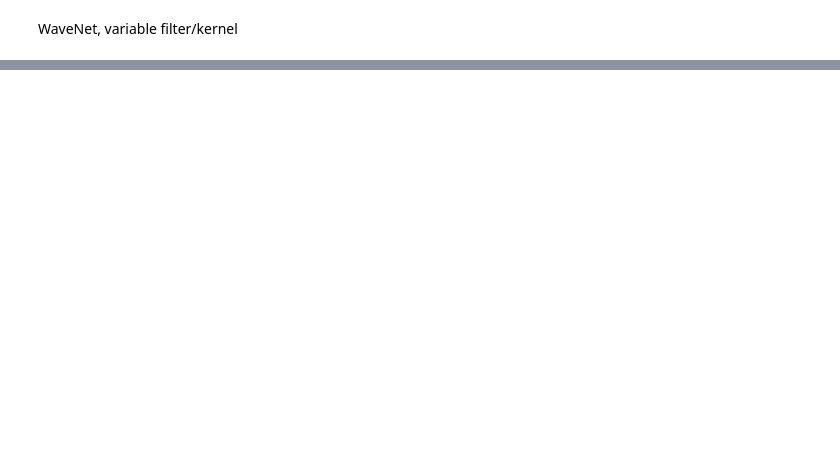
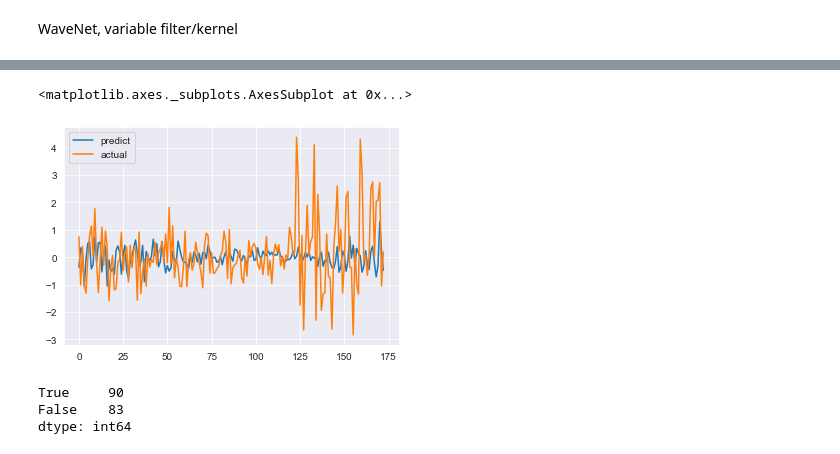
Before and after one commit to navin9292/Google_Wavenet-_Model, a Jupyter notebook: wavenet.ipynb, the cells around one changed output, grey strips where cells are left out. Saved outputs shown, nothing was run; the diff lists cells and outputs as text; code cells hidden in the pictures; blank space fills up the shorter version.

```diff
--- a/wavenet.ipynb
+++ b/wavenet.ipynb
@@ -297,6 +266,0 @@ WaveNet, variable filter/kernel, non-regularised
-# %%
-model = wave_multi_extra_layer_unregularised()
-model.compile(optimizer=tensorflow.keras.optimizers.Adam(1e-3), loss='mae')
-hist = model.fit(train_data_gen, epochs=50, validation_data=test_data_gen, verbose=0)
-evaluate_model(model, hist)
-hist
@@ -311,0 +282,11 @@ tf.config.experimental.list_logical_devices()
+# %%
+pd.DataFrame(np.vstack([np.squeeze(model.predict(test_data_gen)), test_gen_df[win_length:]]), index=['predict' , 'actual']).T.plot()
+# %% [output]
+<matplotlib.axes._subplots.AxesSubplot at 0x...>
+[figure, added]
+# %%
+(pd.DataFrame(np.vstack([np.squeeze(model.predict(test_data_gen)), test_gen_df[win_length:]]), index=['predict' , 'actual']).T.apply(np.sign).sum(axis=1)==0).value_counts()
+# %% [output]
+True     90
+False    83
+dtype: int64
```
Also changed, not shown: parts of 26 cells of this notebook.
